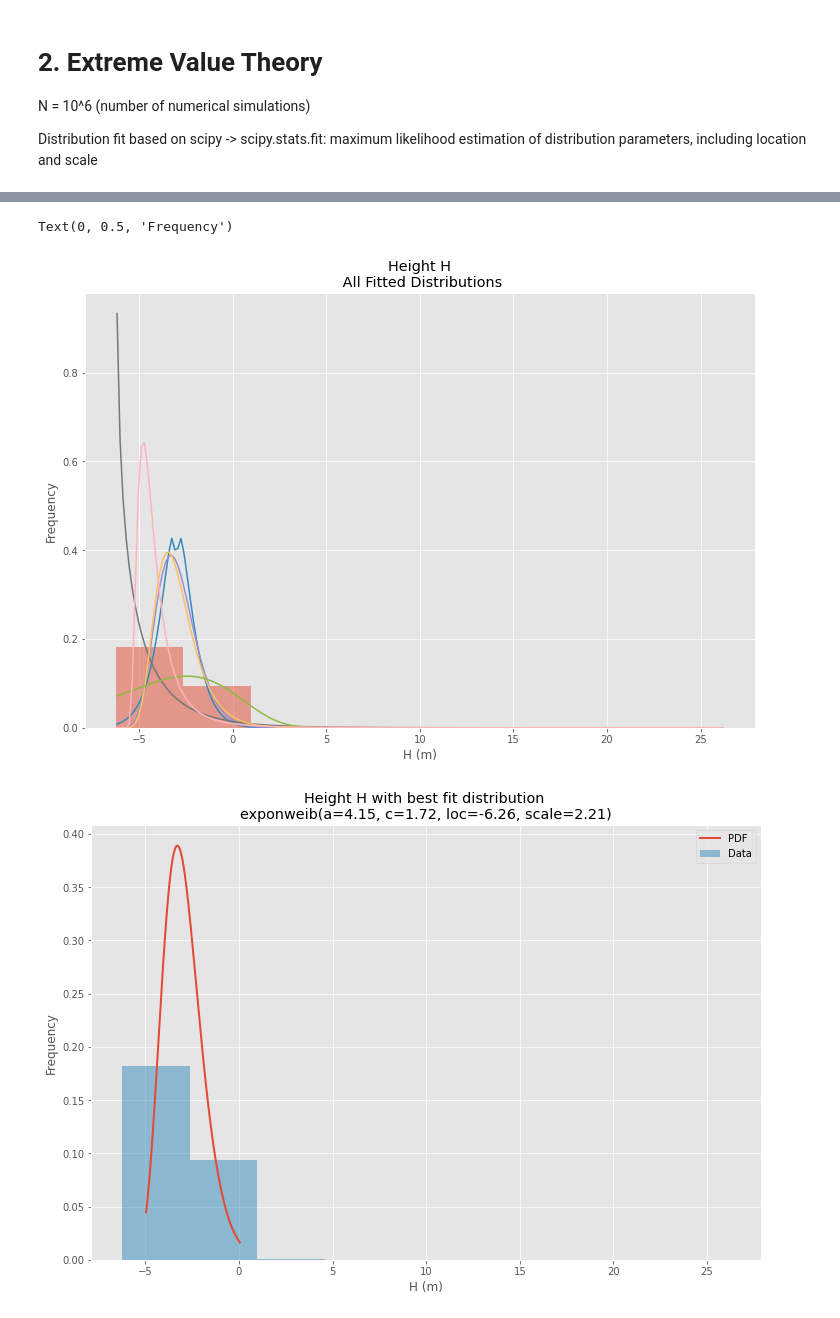
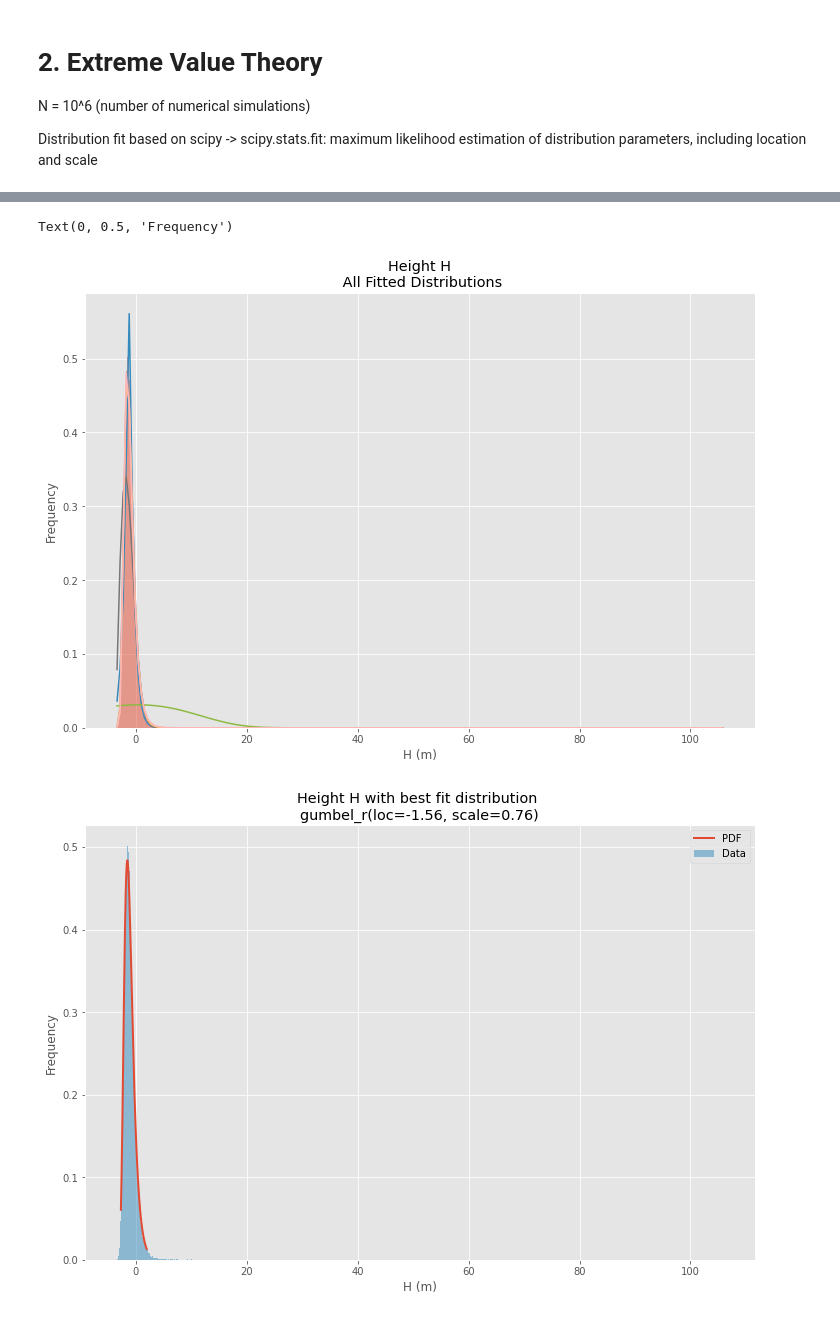
Before and after one commit to geraldomsousaj/industrial-challenge-EDF, a Jupyter notebook: 3_0_geraldomsousaj_hydraulic_model.ipynb, the cells around one changed output, grey strips where cells are left out. Cells and saved outputs as stored; diff of their text form; code cells hidden in the pictures.

```diff
--- a/3_0_geraldomsousaj_hydraulic_model.ipynb
+++ b/3_0_geraldomsousaj_hydraulic_model.ipynb
@@ -38,7 +35,7 @@ X = ot.ComposedDistribution([dist_Q, dist_Ks, dist_Zv, dist_Zm])
 inputRV = ot.RandomVector(X)
 # %%
 # Run simulations
-N = 100000
+N = 10**6
 S = []
 for i in range(N):
     S.append(function_flood(inputRV.getRealization()))
@@ -93,6 +70,11 @@ N = 10^6 (number of numerical simulations)
 
 Distribution fit based on scipy -> scipy.stats.fit: maximum likelihood estimation of distribution parameters, including location
 and scale
+# %%
+# selecting dataframe
+S_df['simulation'] = S_df.index // 10
+
+reduced_S = S_df[S_df['S'] == S_df.groupby('simulation')['S'].transform('max')]
 # %%
 %matplotlib inline
 
@@ -202,11 +184,11 @@ def make_pdf(dist, params, size=10000):
     return pdf
 
 # Load data
-data = S_df['S']
+data = reduced_S['S']
 
 # Plot for comparison
 plt.figure(figsize=(12,8))
-ax = data.plot(kind='hist', bins=9, alpha=0.5, density=True, lw=2)
+ax = data.plot(kind='hist', bins=1000, alpha=0.5, density=True, lw=2)
 # Save plot limits
 dataYLim = ax.get_ylim()
 
@@ -227,7 +209,7 @@ weights = np.ones_like(data)/float(len(data))
 # Display
 plt.figure(figsize=(12,8))
 ax = pdf.plot(lw=2, label='PDF', legend=True)
-data.plot(kind='hist', bins=9, density=True, alpha=0.5, label='Data', legend=True, ax=ax)
+data.plot(kind='hist', bins=1000, density=True, alpha=0.5, label='Data', legend=True, ax=ax)
 
 param_names = (best_dist.shapes + ', loc, scale').split(', ') if best_dist.shapes else ['loc', 'scale']
 param_str = ', '.join(['{}={:0.2f}'.format(k,v) for k,v in zip(param_names, best_fit_params)])
@@ -248,6 +230,6 @@ invweibull  :  1.9847405052455747 %
 Text(0, 0.5, 'Frequency')
-[figure, old version]
+[figure, new version]
-[figure, old version]
+[figure, new version]
 # %%
 threshold = [0, 1, 2, 3, 4, 5, 6, 7, 8]
 
```
Also changed, not shown: parts of 6 cells of this notebook.
